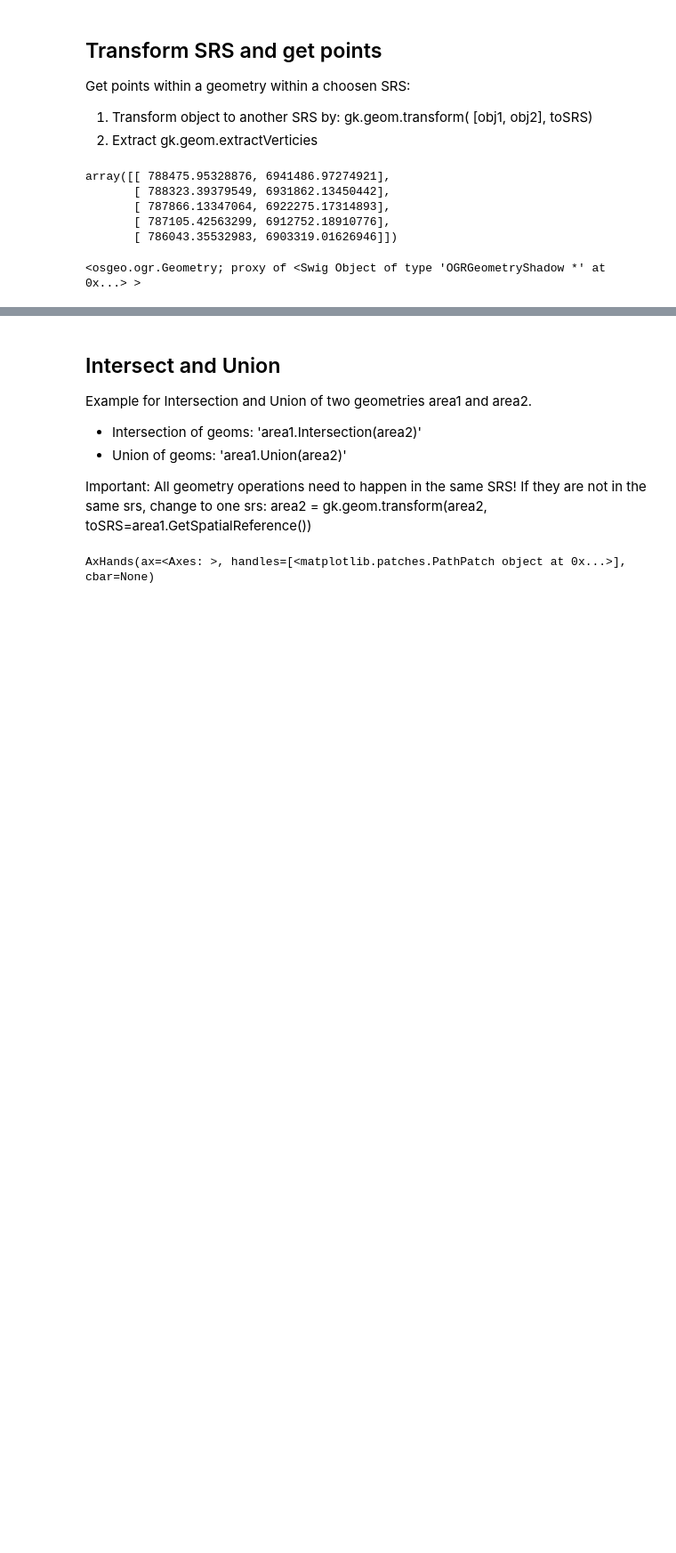
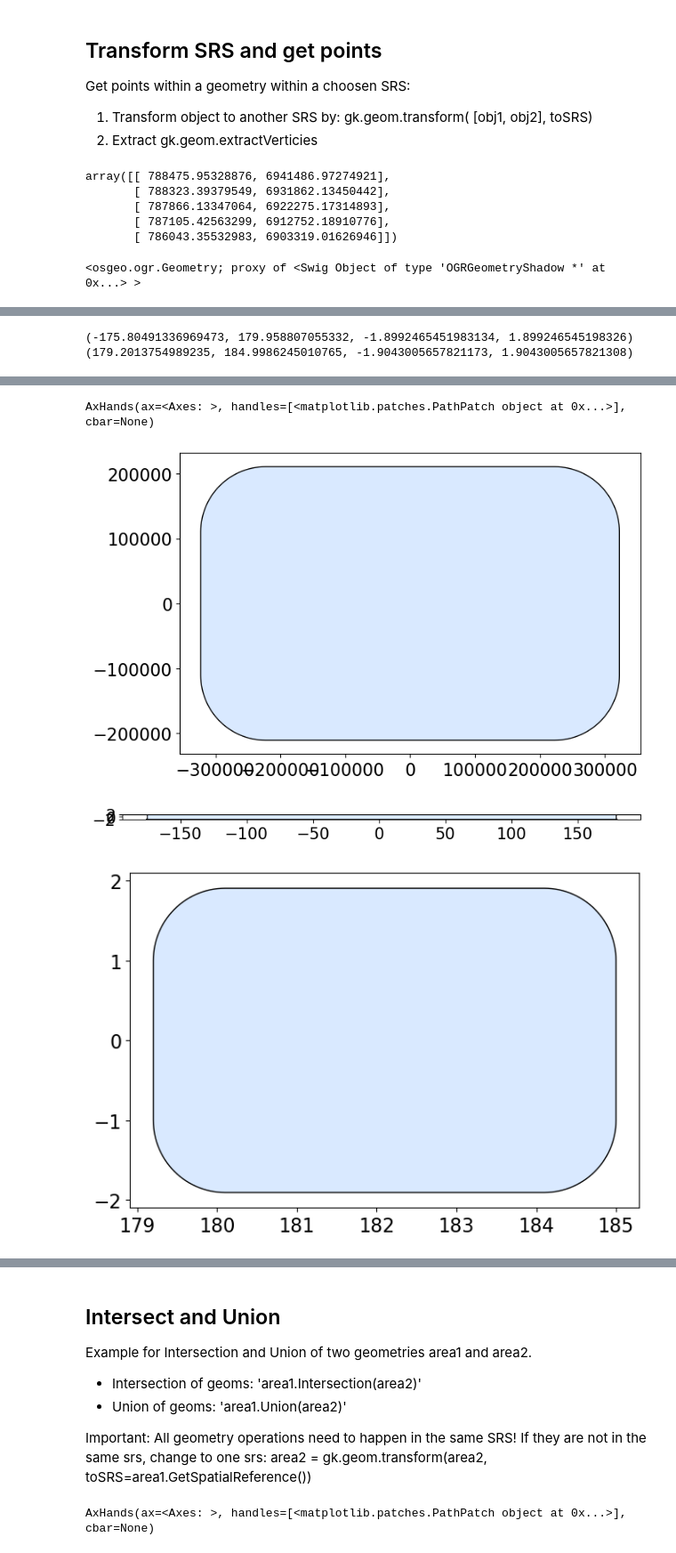
Before and after one commit to FZJ-IEK3-VSA/geokit, a Jupyter notebook: Examples/example_02_geometry.ipynb, the cells around one changed output, grey strips where cells are left out. Shown: that part at 89% size. Cells and saved outputs as stored; diff of their text form; code cells hidden in the pictures; blank space fills up the shorter version.

```diff
--- a/Examples/example_02_geometry.ipynb
+++ b/Examples/example_02_geometry.ipynb
@@ -230,0 +240,30 @@ boundary_polygon_3857.SimplifyPreserveTopology(10)
+# %%
+# Apply to a geometry close to the antimeridian
+# NOTE: The inbuilt PROJ function would distort or even break the geometry since it shifts points "behind the antimeridian" by 360° - when reconnecting those with the non-shifted points, the geometry is broken.
+
+# create a polygon near the antimeridian
+polygon_4326 = gk.geom.box((-179.9, -1, -175.9, 1), srs=gk.srs.EPSG4326)
+# now transform it to a centered LAEA projection
+_laea = gk.srs.centeredLAEA(geom=polygon_4326)
+polygon_laea = gk.geom.transform(polygon_4326, toSRS=_laea)
+
+# buffer the polygon and plot
+buffered_polygon_laea = polygon_laea.Buffer(100000)
+gk.drawGeoms(buffered_polygon_laea, srs=_laea, figsize=(8, 4))
+
+# now try to reproject to EPSG:4326 the "standard" way
+buffered_polygon_4326_broken = gk.geom.transform(buffered_polygon_laea, toSRS=4326)
+print(buffered_polygon_4326_broken.GetEnvelope())
+gk.drawGeoms(buffered_polygon_4326_broken, srs=4326, figsize=(8, 4))
+# NOTE: Self-intersection and a polygon that ranges nearly across the whole world! See plot but also envelope above
+
+# now use the revert360degProj = True flag to fix the shifted points
+buffered_polygon_4326_fixed = gk.geom.transform(
+    buffered_polygon_laea, toSRS=4326, revert360degProj=True
+)
+print(buffered_polygon_4326_fixed.GetEnvelope())
+gk.drawGeoms(buffered_polygon_4326_fixed, srs=4326, figsize=(8, 4))
+# NOTE how the polygon shape is correct now, with an extent over the antimeridian though!
+# %% [output]
+(-175.80491336969473, 179.958807055332, -1.8992465451983134, 1.899246545198326)
+(179.2013754989235, 184.9986245010765, -1.9043005657821173, 1.9043005657821308)
@@ -230,0 +271,4 @@ boundary_polygon_3857.SimplifyPreserveTopology(10)
+AxHands(ax=<Axes: >, handles=[<matplotlib.patches.PathPatch object at 0x...>], cbar=None)
+[figure, added]
+[figure, added]
+[figure, added]
```
Also changed, not shown: parts of 5 cells of this notebook, 1 other file.
